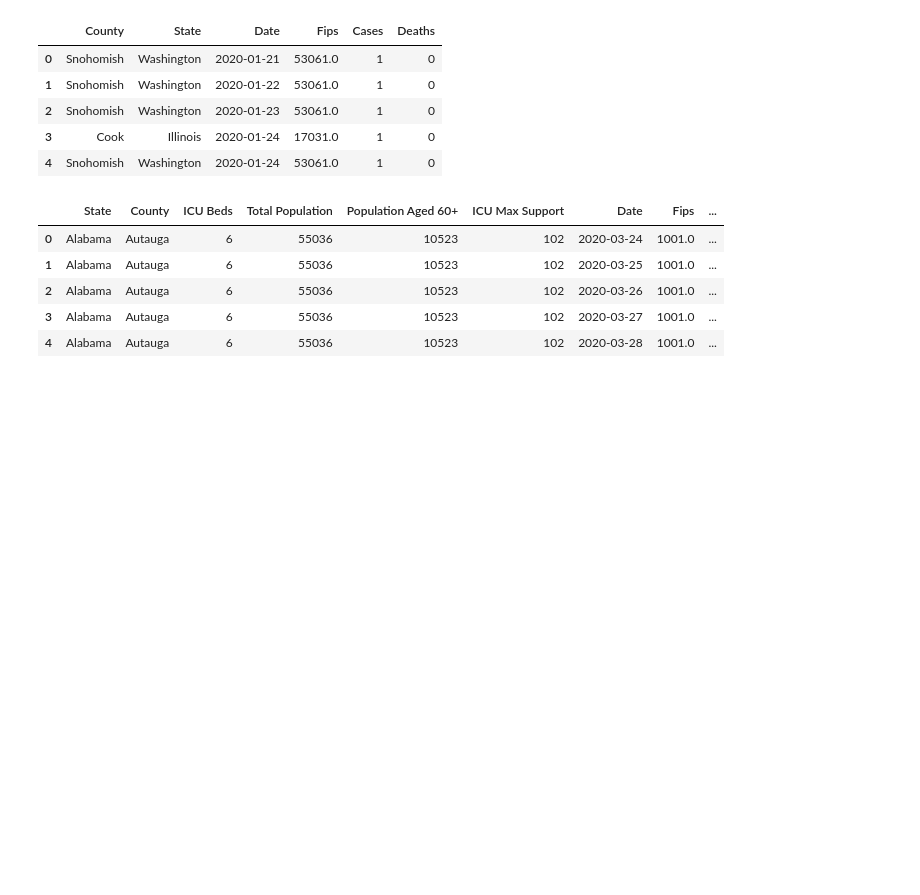
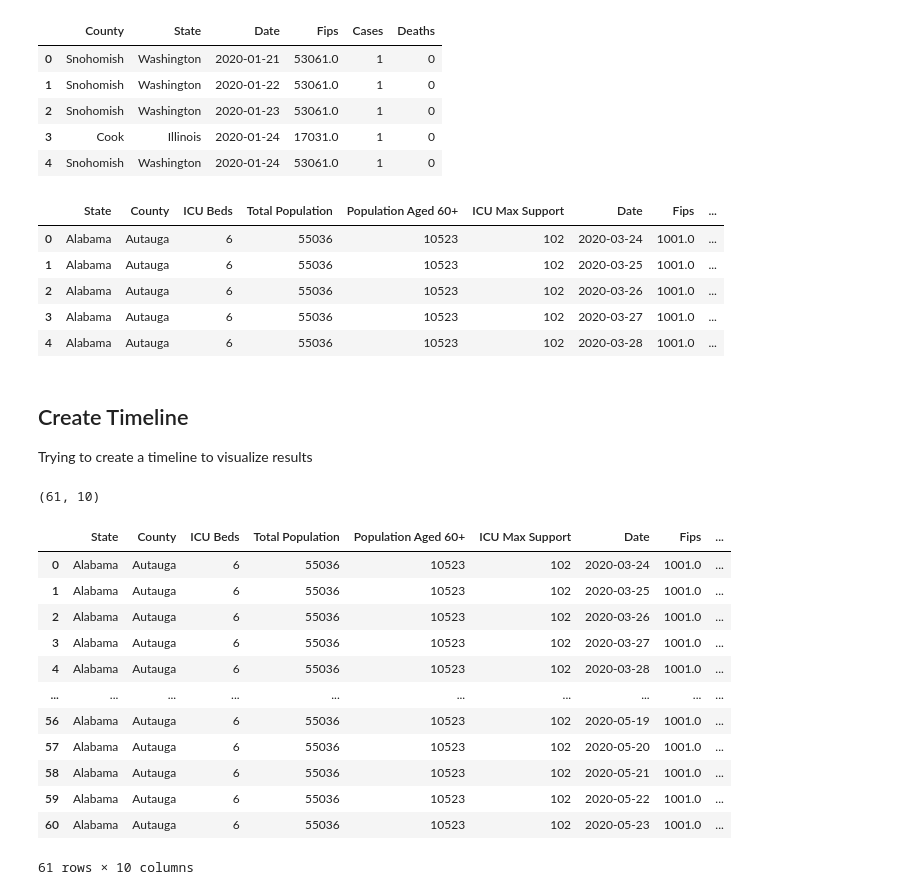
Before and after one commit to PaulBoutot/Big-Data-Challenge-2020, a Jupyter notebook: Analysis1.ipynb, the cells around one changed output. Saved outputs shown, nothing was run; the diff lists cells and outputs as text; code cells hidden in the pictures; blank space fills up the shorter version.

```diff
--- a/Analysis1.ipynb
+++ b/Analysis1.ipynb
@@ -351,3 +351,30 @@ best_infected_case_data.head(5)
 | 2 | Alabama | Autauga | 6 | 55036 | 10523 | 102 | 2020-03-26 | 1001.0 | ... |
 | 3 | Alabama | Autauga | 6 | 55036 | 10523 | 102 | 2020-03-27 | 1001.0 | ... |
 | 4 | Alabama | Autauga | 6 | 55036 | 10523 | 102 | 2020-03-28 | 1001.0 | ... |
+# %% [markdown]
+## Create Timeline
+Trying to create a timeline to visualize results
+# %%
+# Getting data for Alabama - Autauga
+ala_best_case = best_infected_case_data[best_infected_case_data['State'] == 'Alabama']
+ala_aut_best_case = ala_best_case[ala_best_case['County'] == 'Autauga']
+ala_aut_best_case.shape
+# %% [output]
+(61, 10)
+# %%
+# Makes sure that the data is ordered by date
+ala_aut_best_case.sort_values(by=['Date'])
+# %% [output]
+|  | State | County | ICU Beds | Total Population | Population Aged 60+ | ICU Max Support | Date | Fips | ... |
+| 0 | Alabama | Autauga | 6 | 55036 | 10523 | 102 | 2020-03-24 | 1001.0 | ... |
+| 1 | Alabama | Autauga | 6 | 55036 | 10523 | 102 | 2020-03-25 | 1001.0 | ... |
+| 2 | Alabama | Autauga | 6 | 55036 | 10523 | 102 | 2020-03-26 | 1001.0 | ... |
+| 3 | Alabama | Autauga | 6 | 55036 | 10523 | 102 | 2020-03-27 | 1001.0 | ... |
+| 4 | Alabama | Autauga | 6 | 55036 | 10523 | 102 | 2020-03-28 | 1001.0 | ... |
+| ... | ... | ... | ... | ... | ... | ... | ... | ... | ... |
+| 56 | Alabama | Autauga | 6 | 55036 | 10523 | 102 | 2020-05-19 | 1001.0 | ... |
+| 57 | Alabama | Autauga | 6 | 55036 | 10523 | 102 | 2020-05-20 | 1001.0 | ... |
+| 58 | Alabama | Autauga | 6 | 55036 | 10523 | 102 | 2020-05-21 | 1001.0 | ... |
+| 59 | Alabama | Autauga | 6 | 55036 | 10523 | 102 | 2020-05-22 | 1001.0 | ... |
+| 60 | Alabama | Autauga | 6 | 55036 | 10523 | 102 | 2020-05-23 | 1001.0 | ... |
+61 rows × 10 columns
```
Also changed, not shown: parts of 6 cells of this notebook.
